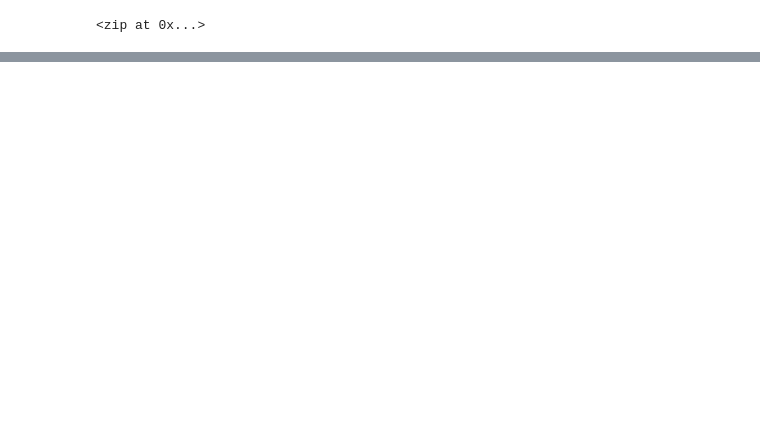
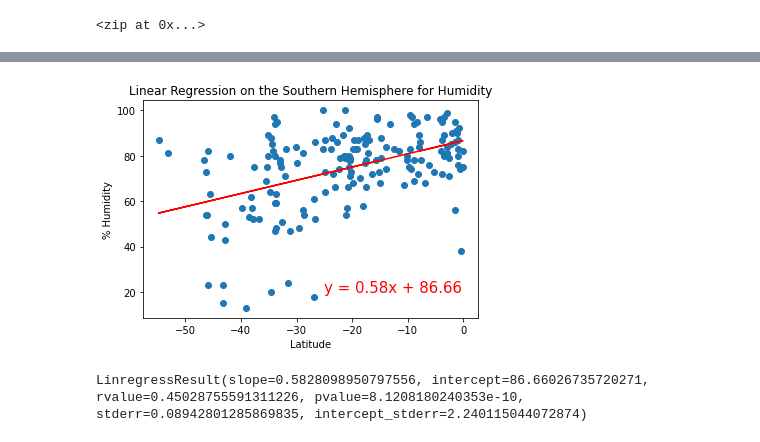
Before and after one commit to DALeske/World_Weather_Analysis, a Jupyter notebook: WeatherPy.ipynb, the cells around one changed output, grey strips where cells are left out. Cells and saved outputs as stored; diff of their text form; code cells hidden in the pictures; blank space fills up the shorter version.

```diff
--- a/WeatherPy.ipynb
+++ b/WeatherPy.ipynb
@@ -271,0 +401,14 @@ plt.show()
+# %%
+# Linear regression on the Souththern Hemisphere Humidity
+x_values = southern_hemi_df["Lat"]
+y_values = southern_hemi_df["Humidity"]
+#Call the function
+plot_linear_regression(x_values, y_values, "Linear Regression on the Southern Hemisphere \
+for Humidity", '% Humidity',(-25,20))
+# %% [output]
+[figure, added]
+# %%
+# Check correlation coefficients
+linregress(x_values, y_values)
+# %% [output]
+LinregressResult(slope=0.5828098950797556, intercept=86.66026735720271, rvalue=0.45028755591311226, pvalue=8.1208180240353e-10, stderr=0.08942801285869835, intercept_stderr=2.240115044072874)
```
Also changed, not shown: parts of 28 cells of this notebook, 6 other files.
